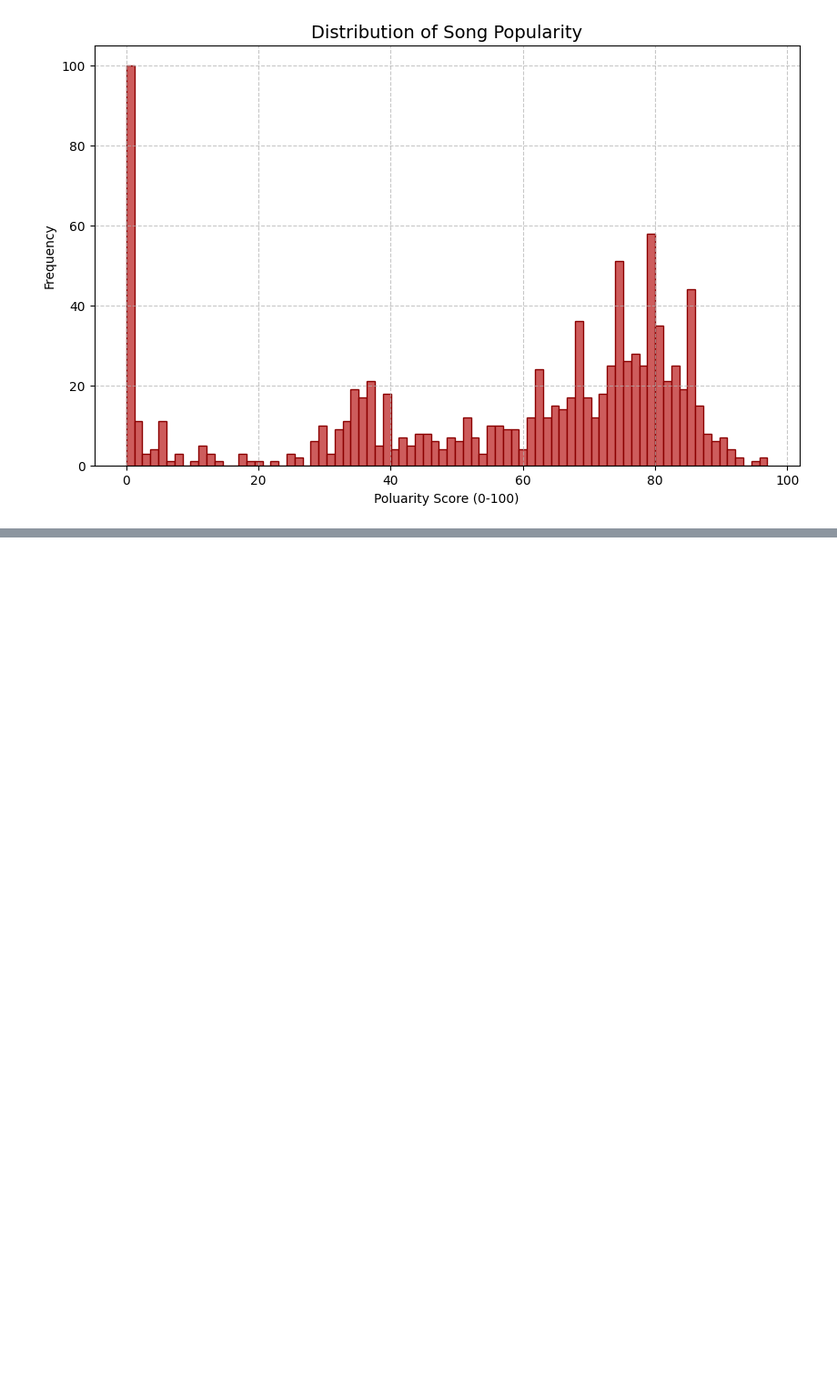
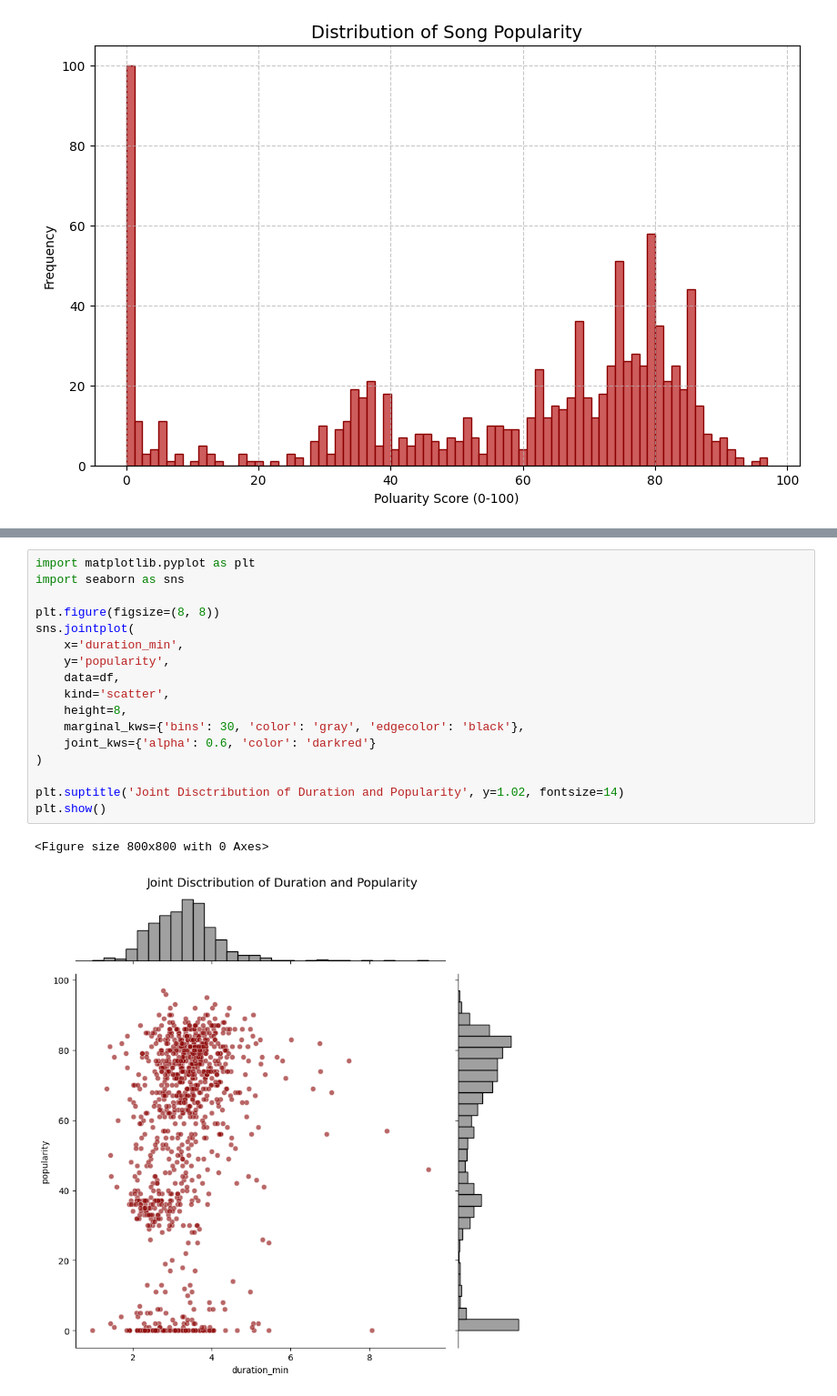
Before and after one commit to CaparrosDafneLealou/Activity7_Data_Visualization_Caparros, a Jupyter notebook: Activity7.ipynb, the cells around one changed output, grey strips where cells are left out. Shown at 91% size. Cells and saved outputs as stored; diff of their text form; blank space fills up the shorter version.

```diff
--- a/Activity7.ipynb
+++ b/Activity7.ipynb
@@ -115,0 +169,20 @@ ModuleNotFoundError: No module named 'seaborn'
+# %%
+import matplotlib.pyplot as plt
+import seaborn as sns
+
+plt.figure(figsize=(8, 8))
+sns.jointplot(
+    x='duration_min',
+    y='popularity',
+    data=df,
+    kind='scatter',
+    height=8,
+    marginal_kws={'bins': 30, 'color': 'gray', 'edgecolor': 'black'},
+    joint_kws={'alpha': 0.6, 'color': 'darkred'}
+)
+
+plt.suptitle('Joint Disctribution of Duration and Popularity', y=1.02, fontsize=14)
+plt.show()
+# %% [output]
+<Figure size 800x800 with 0 Axes>
+[figure, added]
```
Also changed, not shown: parts of 28 cells of this notebook.
